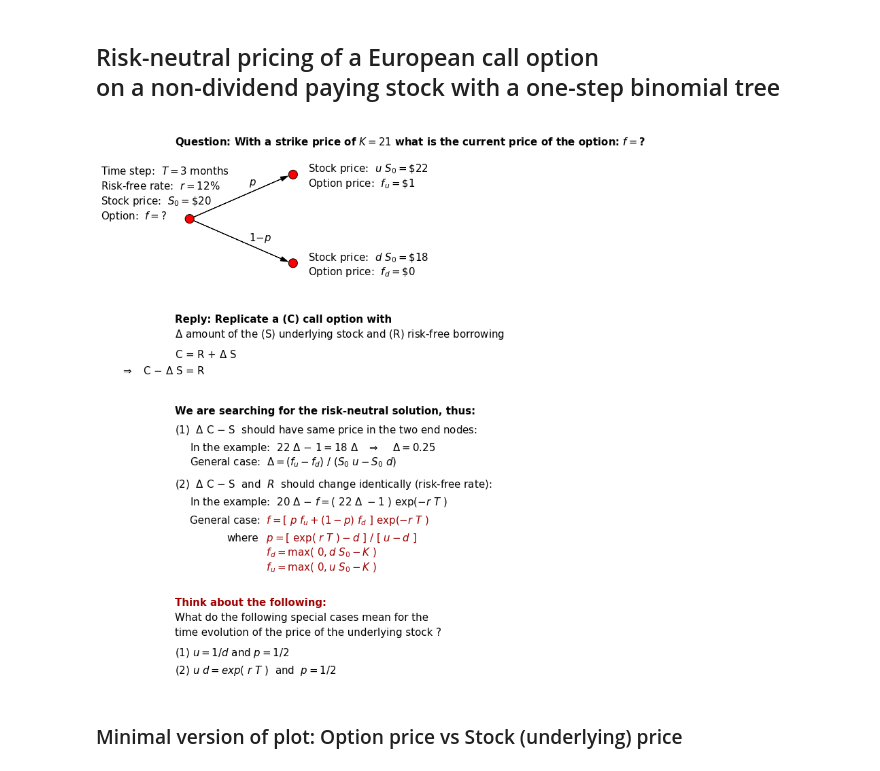
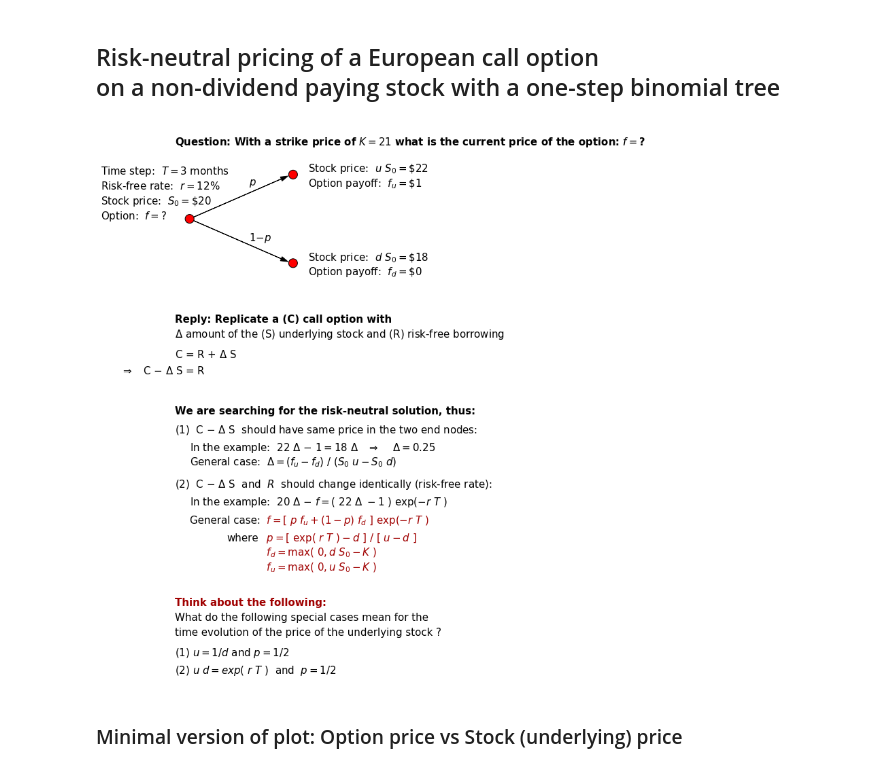
Before and after one commit to siaen/python_finance_course, a Jupyter notebook: notebooks/5 - Call_Binom.ipynb, the cells around one changed output. Saved outputs shown, nothing was run; the diff lists cells and outputs as text; code cells hidden in the pictures.

```diff
--- a/notebooks/5 - Call_Binom.ipynb
+++ b/notebooks/5 - Call_Binom.ipynb
@@ -161,40 +162,40 @@ ax.text(-.4, .6, r'Risk-free rate: $\ r = 12\%$', fontsize=my_fontsize)
 ax.text(-.4, .5, r'Stock price: $\ S_0 = \$20$', fontsize=my_fontsize)
 ax.text(-.4, .4, r'Option: $\ f = ?$', fontsize=my_fontsize)
 ax.text(1., .72, r'Stock price: $\ u\ S_0 = \$22$', fontsize=my_fontsize)
-ax.text(1., .62, r'Option price: $\ f_u = \$1$', fontsize=my_fontsize)
+ax.text(1., .62, r'Option payoff: $\ f_u = \$1$', fontsize=my_fontsize)
 ax.text(1., .12, r'Stock price: $\ d\ S_0 = \$18$', fontsize=my_fontsize)
-ax.text(1., .02, r'Option price: $\ f_d = \$0$', fontsize=my_fontsize)
+ax.text(1., .02, r'Option payoff: $\ f_d = \$0$', fontsize=my_fontsize)
 ax.text(.6, .63, r'$p$', fontsize=my_fontsize)
 ax.text(.6, .25, r'$1\minus p$', fontsize=my_fontsize)
 
 # More text below the little graph
 x2,y2 = .1,-.3
 ax.text(x2,y2, r'Reply: Replicate a (C) call option with', fontsize=my_fontsize, fontweight='bold')
 ax.text(x2,y2-.1, r'$\Delta$ amount of the (S) underlying stock and (R) risk-free borrowing', fontsize=my_fontsize)
 ax.text(x2, y2-.24, r'C = R + $\Delta\ $S', fontsize=my_fontsize)
 ax.text(x2-.43, y2-.35, r'$\ \ \ \Rightarrow\ \ \ $C$\ \minus$ $\Delta$ S = R', fontsize=my_fontsize)
 ax.text(x2, y2-.62, r'We are searching for the risk-neutral solution, thus:', fontsize=my_fontsize, fontweight='bold')
-ax.text(x2, y2-.75, r'(1) $\ \Delta\ $C $\minus$ S$\ $ should have same price in the two end nodes:', fontsize=my_fontsize)
+ax.text(x2, y2-.75, r'(1) $\ $C $\minus\ \Delta\ $S$\ $ should have same price in the two end nodes:', fontsize=my_fontsize)
 ax.text(x2+.1, y2-.87, r'In the example: $\ 22\ \Delta\ \minus\ 1 = 18\ \Delta\ \ \ \Rightarrow\ \ \ $ $\Delta=0.25$', fontsize=my_fontsize)
 ax.text(x2+.1, y2-.97, r'General case: $\ \Delta=\left(f_u-f_d\right)\ /\ \left(S_0\ u-S_0\ d\right)$', fontsize=my_fontsize)
-ax.text(x2, y2-1.12, r'(2) $\ \Delta\ $C $\minus$ S$\ $ and $\ R\ $ should change identically (risk-free rate):', fontsize=my_fontsize)
+ax.text(x2, y2-1.12, r'(2) $\ $C $\minus\ \Delta\ $S$\ $ and $\ R\ $ should change identically (risk-free rate):', fontsize=my_fontsize)
 ax.text(x2+.1, y2-1.24, r'In the example: $\ 20\ \Delta\ \minus\ f = \left(\ 22\ \Delta\ - 1\ \right)\ \exp( -r\ T\ )$', fontsize=my_fontsize)
 ax.text(x2+.1, y2-1.36, r'General case:', fontsize=my_fontsize)
 ax.text(x2+.35, y2-1.48, r'where', fontsize=my_fontsize)
 ax.text(x2+.6, y2-1.36, r'$\ f = \left[\ p\ f_u + \left(1-p\right)\ f_d\ \right] \ \exp( -r\ T\ )$', fontsize=my_fontsize, color='#a00000')
 ax.text(x2+.6, y2-1.48, r'$\ p = \left[\ \exp(\ r\ T\ ) - d\ \right]\ / \ \left[\ u - d \ \right] $', fontsize=my_fontsize, color='#a00000')
 ax.text(x2+.6, y2-1.58, r'$\ f_d = \max\left(\ 0, d\ S_0 - K\ \right)$', fontsize=my_fontsize, color='#a00000')
 ax.text(x2+.6, y2-1.68, r'$\ f_u = \max\left(\ 0, u\ S_0 - K\ \right)$', fontsize=my_fontsize, color='#a00000')
 
 ax.text(x2, y2-1.92, r'Think about the following:', fontsize=my_fontsize, fontweight='bold', color='#a00000')
 ax.text(x2, y2-2.02, r'What do the following special cases mean for the', fontsize=my_fontsize)
 ax.text(x2, y2-2.12, r'time evolution of the price of the underlying stock ?', fontsize=my_fontsize)
 ax.text(x2, y2-2.26, r'(1) $u=1/d$ and $p=1/2$', fontsize=my_fontsize)
 ax.text(x2, y2-2.38, r'(2) $u\ d = exp\left(\ r\ T\ \right)$  and  $p=1/2$  ', fontsize=my_fontsize)
 
 plt.show() # display the entire plot
 # %% [output]
-[figure, old version]
+[figure, new version]
 # %% [markdown]
 ### Minimal version of plot: Option price vs Stock (underlying) price
 # %%
```
Also changed, not shown: parts of 2 cells of this notebook, 1 other file.
